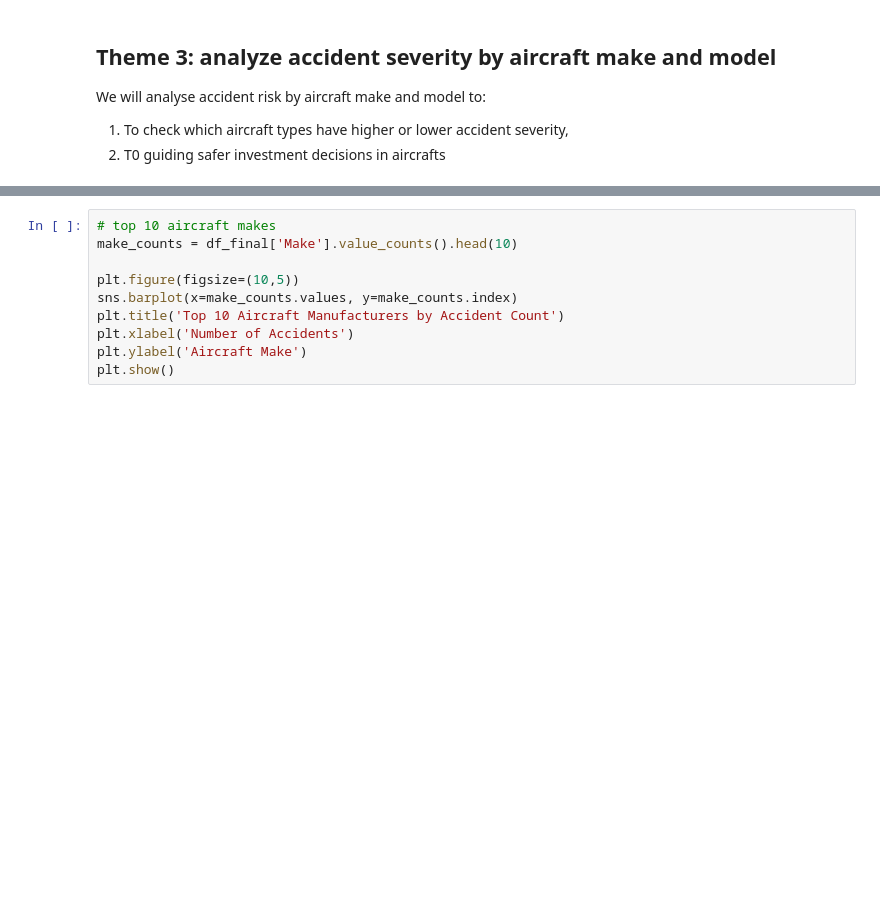
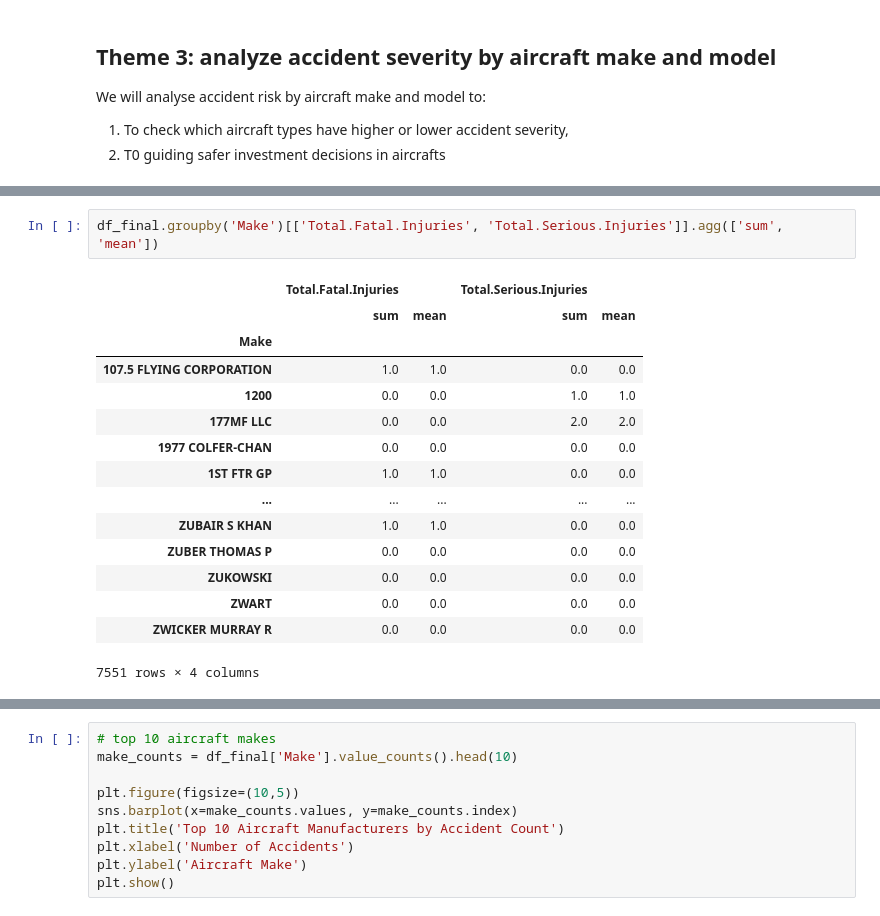
Before and after one commit to Aby-12/Project-One-Abigael-Kariuki, a Jupyter notebook: aviation.ipynb, the cells around one changed output, grey strips where cells are left out. Saved outputs shown, nothing was run; the diff lists cells and outputs as text; blank space fills up the shorter version.

```diff
--- a/aviation.ipynb
+++ b/aviation.ipynb
@@ -606,0 +580,18 @@ Top 10 safest aircraft types:
+# %%
+df_final.groupby('Make')[['Total.Fatal.Injuries', 'Total.Serious.Injuries']].agg(['sum', 'mean'])
+# %% [output]
+|  | Total.Fatal.Injuries |  | Total.Serious.Injuries |  |
+|  | sum | mean | sum | mean |
+| Make |  |  |  |  |
+| 107.5 FLYING CORPORATION | 1.0 | 1.0 | 0.0 | 0.0 |
+| 1200 | 0.0 | 0.0 | 1.0 | 1.0 |
+| 177MF LLC | 0.0 | 0.0 | 2.0 | 2.0 |
+| 1977 COLFER-CHAN | 0.0 | 0.0 | 0.0 | 0.0 |
+| 1ST FTR GP | 1.0 | 1.0 | 0.0 | 0.0 |
+| ... | ... | ... | ... | ... |
+| ZUBAIR S KHAN | 1.0 | 1.0 | 0.0 | 0.0 |
+| ZUBER THOMAS P | 0.0 | 0.0 | 0.0 | 0.0 |
+| ZUKOWSKI | 0.0 | 0.0 | 0.0 | 0.0 |
+| ZWART | 0.0 | 0.0 | 0.0 | 0.0 |
+| ZWICKER MURRAY R | 0.0 | 0.0 | 0.0 | 0.0 |
+7551 rows × 4 columns
```
Also changed, not shown: parts of 10 cells of this notebook, 5 other files.
